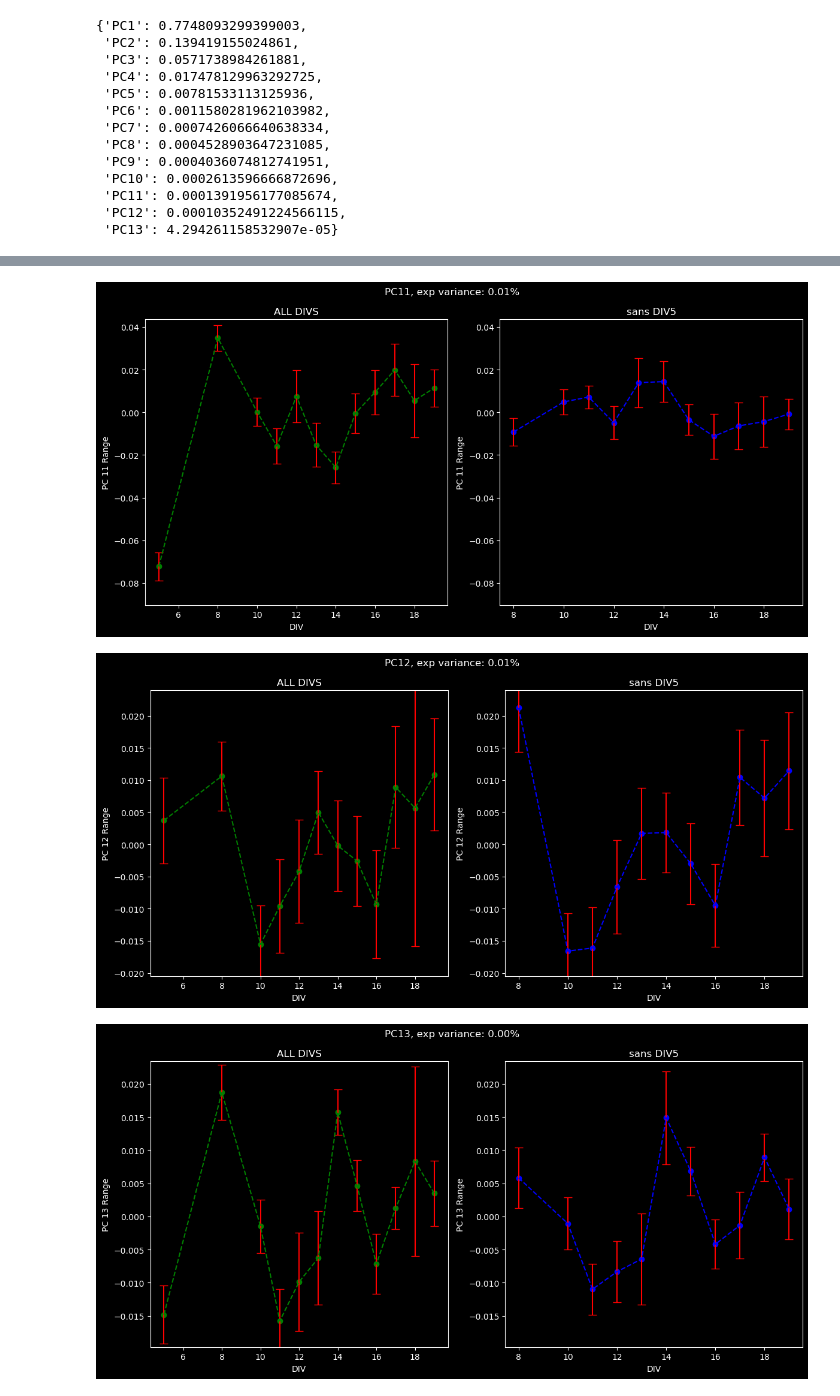
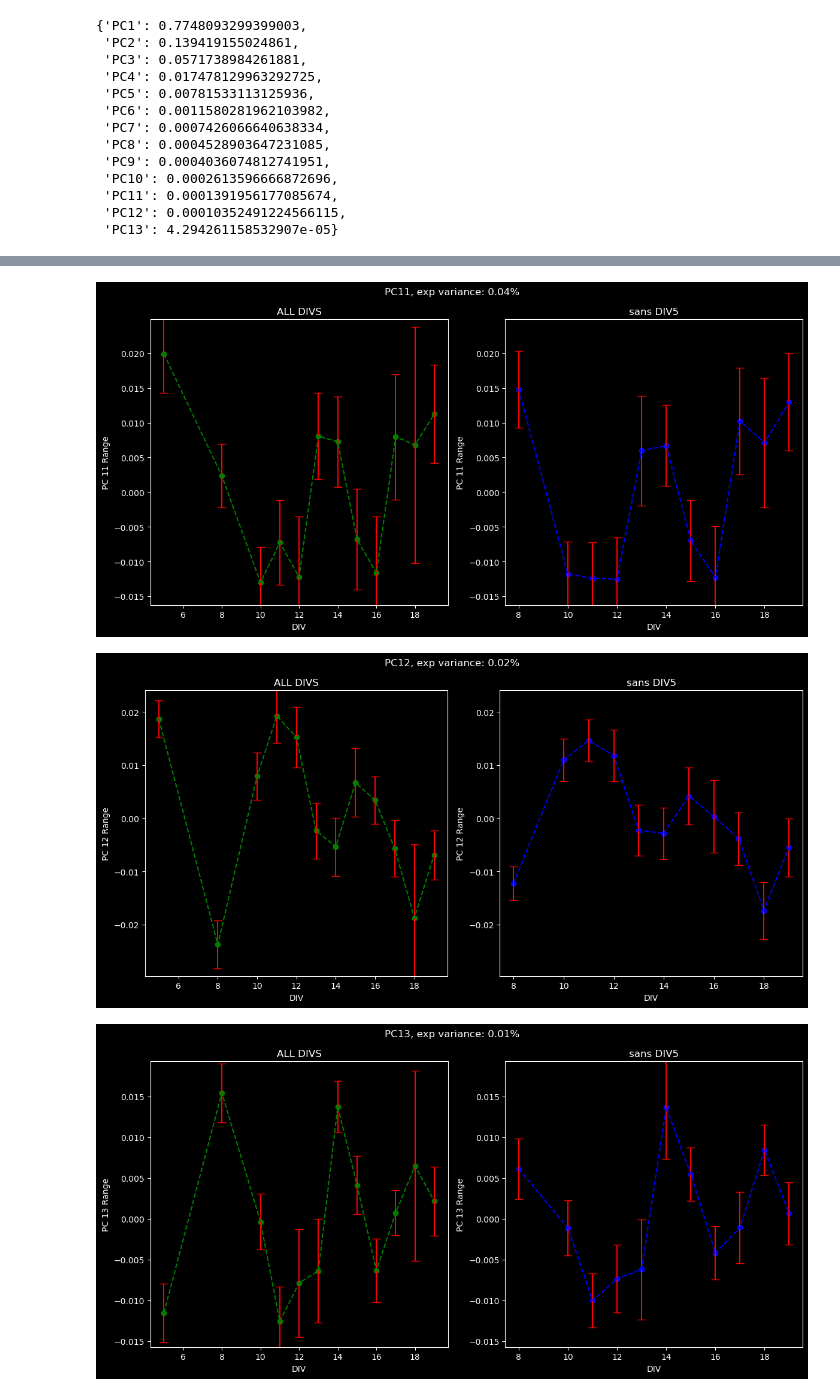
Before and after one commit to soderling-lab/MicroElectrodeArrayAnalysis, a Jupyter notebook: analysis/pca.ipynb, the cells around one changed output, grey strips where cells are left out. Drawn from its saved outputs; the diff is of its cells as text; code cells hidden in the pictures.

```diff
--- a/analysis/pca.ipynb
+++ b/analysis/pca.ipynb
@@ -256,8 +210,8 @@ for day, dct in DIVS.items():
     untdict = copy.deepcopy(dct)
     mutdict = copy.deepcopy(dct)
     for (test), df in untdict.items():
-        untdict[(test)]= keep_genes(df, 'unt2')
-        mutdict[(test)] = keep_genes(df, 'GPR37L 1')
+        untdict[(test)]= keep_genes(df, CONTROL)
+        mutdict[(test)] = keep_genes(df, MUTANT)
     DIVSU[day]=untdict
     DIVSM[day]=mutdict
 DIVSU.keys()
@@ -301,8 +255,8 @@ def transform_dict(daysDict, gene):
         sf = pd.concat([sf, smrow], ignore_index=True)
     sf.reset_index(drop=True, inplace=True)
     return sf
-sf = transform_dict(DIVSU, 'unt2')
-mf = transform_dict(DIVSM, 'GPR37L 1')
-mf
+sf = transform_dict(DIVSU, CONTROL)
+mf = transform_dict(DIVSM, MUTANT)
+sf
 # %% [output]
 |  | Mean Firing Rate (hz) | Number of Active Electrodes | Weighted Mean Firing Rate (Hz) | Number of Bursting Electrodes | ... |
@@ -526,14 +513,16 @@ def remove_DIV(dataf, daysf, day):
         daysf (_type_): _description_
         day (_type_): _description_
     """
+    dataf = dataf.copy(deep=True)
     dataf['DIV'] = daysf.loc[dataf.index]
+    rem_data = dataf[dataf['DIV'] == day.upper()].copy()
     cut_dataf = dataf[dataf['DIV'] != day.upper()].copy()
     cut_days = daysf.loc[cut_dataf.index]
     cut_dataf = cut_dataf.drop(columns='DIV').reset_index(drop=True)
     cut_days = cut_days.drop(columns='DIV').reset_index(drop=True)
-    return cut_dataf, cut_days
-norm_sf5, DIVS_SF5 = remove_DIV(norm_sf, DIVS_SF, 'DIV5')
-# norm_mf5, DIVS_MF5 = remove_DIV(norm_mf, DIVS_MF, 'DIV5')
-norm_sf5
+    return cut_dataf, cut_days, rem_data
+norm_sf5, DIVS_SF5, DROPPED_DAYS = remove_DIV(norm_sf, DIVS_SF, 'DIV5')
+norm_mf5, DIVS_MF5, DROPPED_DAYSM= remove_DIV(norm_mf, DIVS_MF, 'DIV5')
+DROPPED_DAYS
 # %% [output]
 |  | Mean Firing Rate (hz) | Weighted Mean Firing Rate (Hz) | Burst Frequency - Avg (Hz) | Burst Duration - Avg (s) | ... |
@@ -569,11 +546,18 @@ Name: DIV, Length: 344, dtype: object
 ## initial PCA on unt2, div5 included or not. ur choice. c
 plt.figure(figsize=(10, 6))
 
-DATA, DAYS, TYPE  = norm_sf5, DIVS_SF5, 'sansDIV5' # CHANGE HERE
+DATA, DAYS, OGTYPE  = norm_sf, DIVS_SF, 'allDIVS' # CHANGE HERE
 if 'DIV' in DATA.columns:
     DATA.drop(columns='DIV', inplace=True)
 pca = PCA(n_components=DATA.shape[1])
 principalComponent = pca.fit_transform(DATA) ## CHANGE DATASET
+
+## u want to flip any loading?
+# modified_loadings = pca.components_.copy() ## each array is a PC. 13 inner most arrays are taht PC vals for all features.
+# modified_loadings[2] *= -1
+# # pca.components_
+# mod_prinComp = DATA.dot(modified_loadings.T) # data rxf, loadings pc x f. need transpose so r x pc
+# mod_prinComp
 # convert principalComponent np array to df
 pca_df = pd.DataFrame(data = principalComponent, columns = [f'PC{i}' for i in range(1, DATA.shape[1]+1)])
 assert(DATA.shape[0] == DAYS.shape[0])
@@ -581,5 +565,6 @@ pca_df['DIV'] = DAYS
 
 # ## avg all replicates for each DIV along test
 pca_avg = pca_df.groupby('DIV', as_index=False).mean()
-pca_df
+# modified_loadings.T
+pca_avg
 # %% [output]
@@ -811,12 +850,12 @@ exp_variance
 titles = ['ALL DIVS', 'sans DIV5']
 
 colors = ['green', 'blue']
-for k, col in enumerate(BC_sf.columns):
+for k, col in enumerate(norm_sf.columns):
     fig, axes = plt.subplots(nrows=1, ncols=2, figsize=(12, 6))
     fig.suptitle(f'PC{k+1}, exp variance: {exp_variance[f"PC{k+1}"]*100:.2f}%')
 
     gmin, gmax = 0,0
-    for (DATA, DIV_INDEX, ax, title, color) in (zip([BC_sf, BC_sf5], [BC_sfDIVS, BC_sfDIVS5], axes, titles, colors)):
+    for (DATA, DIV_INDEX, ax, title, color) in (zip([norm_sf, norm_sf5], [DIVS_SF, DIVS_SF5], axes, titles, colors)):
         pca = PCA(n_components=DATA.shape[1])
         principalComponent = pca.fit_transform(DATA)
         pca_df = pd.DataFrame(data=principalComponent, columns=[f'PC{i}' for i in range(1, DATA.shape[1]+1)])
@@ -839,7 +878,7 @@ for k, col in enumerate(BC_sf.columns):
     for ax in axes:
         ax.set_ylim(gmin, gmax)
     plt.tight_layout()
-    SAVE_FILE = f'../plots/PCA/BoxCox&Log/{os.path.basename(os.path.normpath(FOLDER_PATH))}/PCtime/'\
+    SAVE_FILE = f'../plots/PCA/BoxCox&Log/{os.path.basename(os.path.normpath(FOLDER_PATH))}/PCtime/NEW/'\
                     f'PC{k+1}.png'
     ensure_dirs_exists(SAVE_FILE)
     plt.savefig(SAVE_FILE)
@@ -858,3 +897,3 @@ for k, col in enumerate(BC_sf.columns):
-[figure, old version]
+[figure, new version]
-[figure, old version]
+[figure, new version]
-[figure, old version]
+[figure, new version]
```
Also changed, not shown: parts of 25 cells of this notebook.
